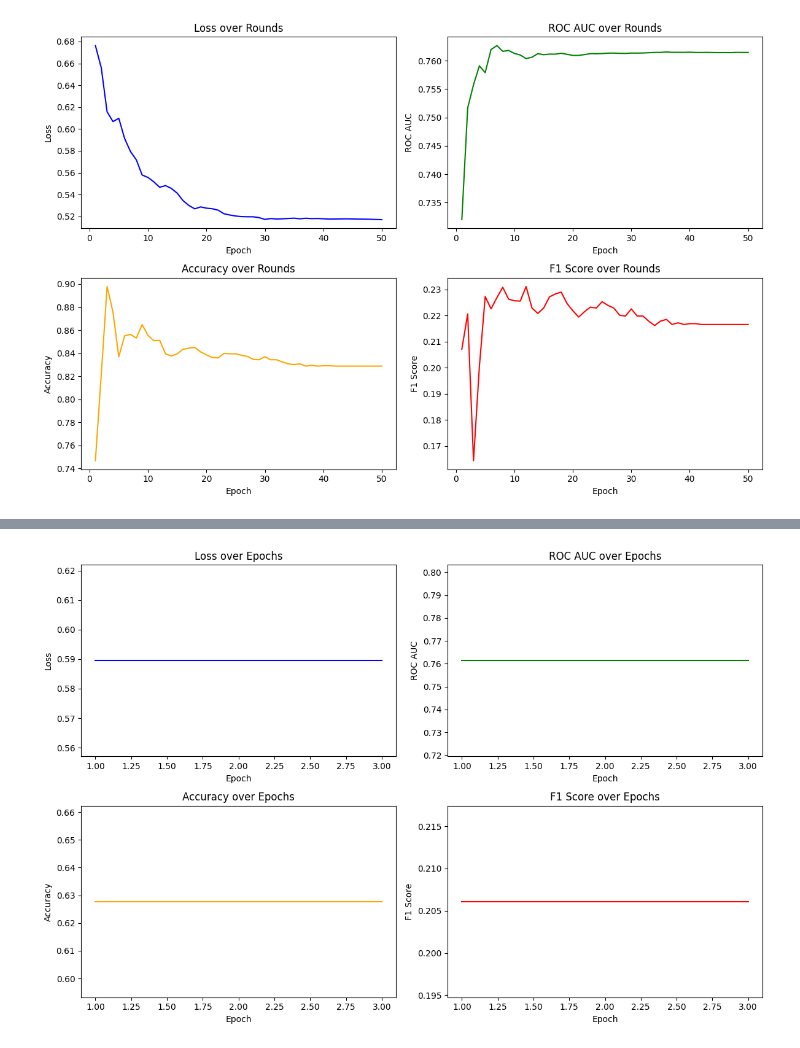
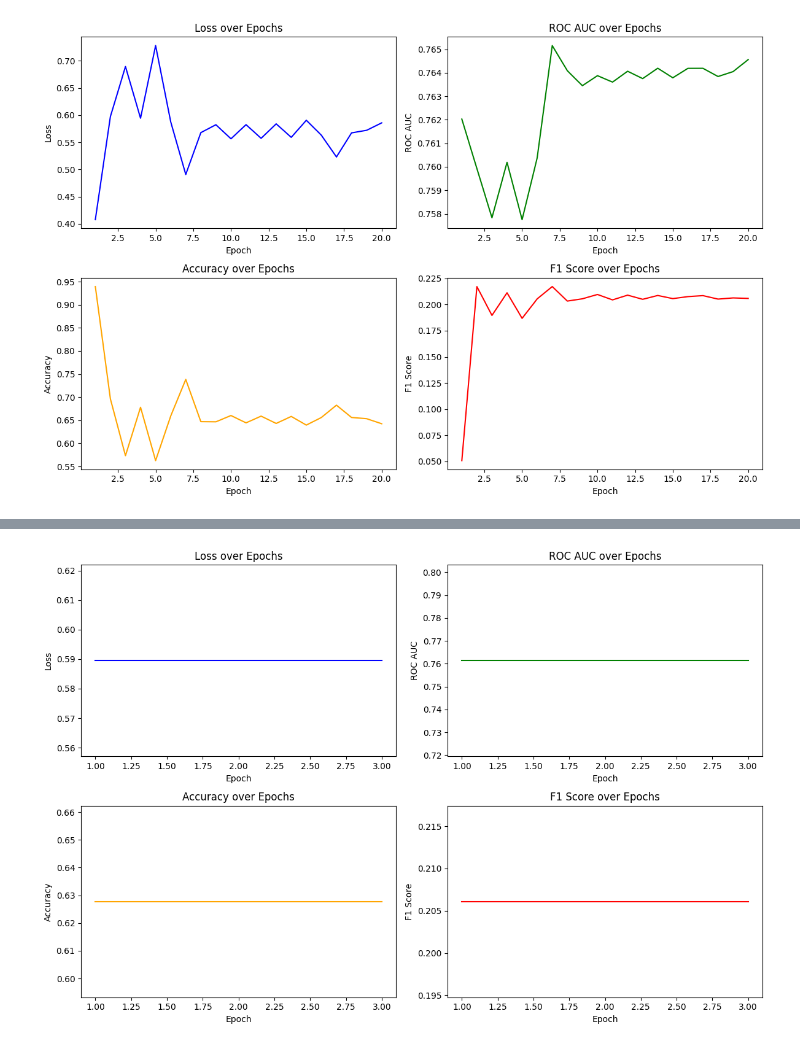
Before and after one commit to AstemirGongapshev/-research_flower, a Jupyter notebook: FedAvg/cl_n.ipynb, the cells around one changed output, grey strips where cells are left out. Cells and saved outputs as stored; diff of their text form; code cells hidden in the pictures.

```diff
--- a/FedAvg/cl_n.ipynb
+++ b/FedAvg/cl_n.ipynb
@@ -70,3 +56,5 @@ Please also refer to the documentation for alternative solver options:
+# %%
+X_train, X_test, y_train, y_test = X_train_, X_test_scale, y_train_, y_test
 # %%
 
 
@@ -392,8 +342,8 @@ f1_score: 0.22903225806451613
 # %%
-L, ROC_AUC, ACCURACY, F1 = client.losses, client.ROC_AUCs, client.ACCURACYs, client.F1s
+L, ROC_AUC, ACCURACY, F1 = client_dp.losses, client_dp.ROC_AUCs, client_dp.ACCURACYs, client_dp.F1s
 plot_metrics(L, ROC_AUC, ACCURACY, F1)
 # %% [output]
-[figure, old version]
+[figure, new version]
 # %%
 class CustomClient_Paillier(fl.client.NumPyClient):
 
```
Also changed, not shown: parts of 9 cells of this notebook, 4 other files.
